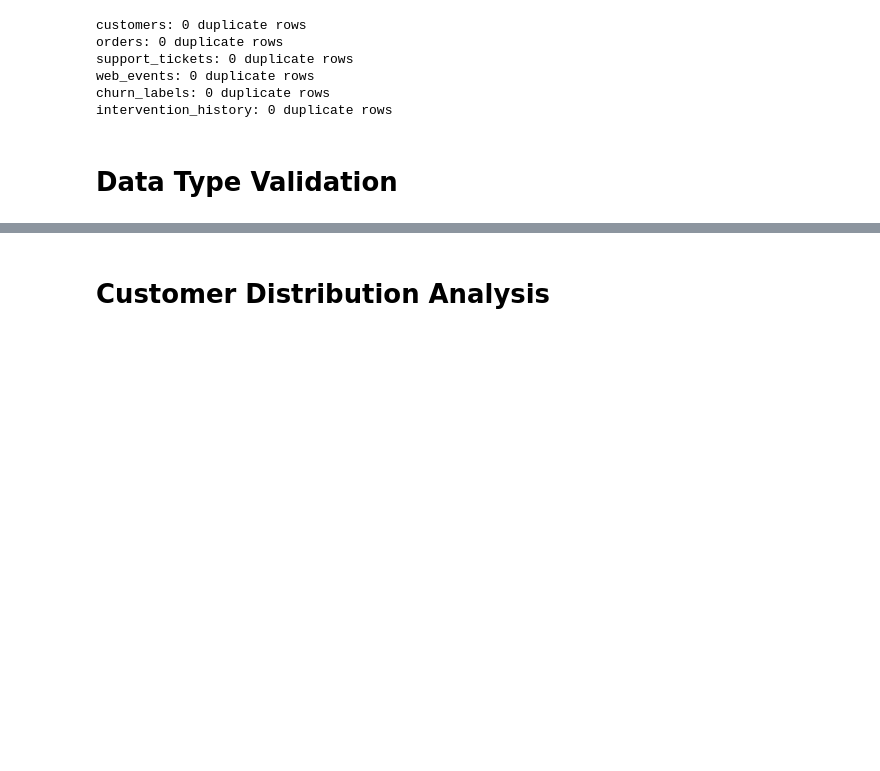
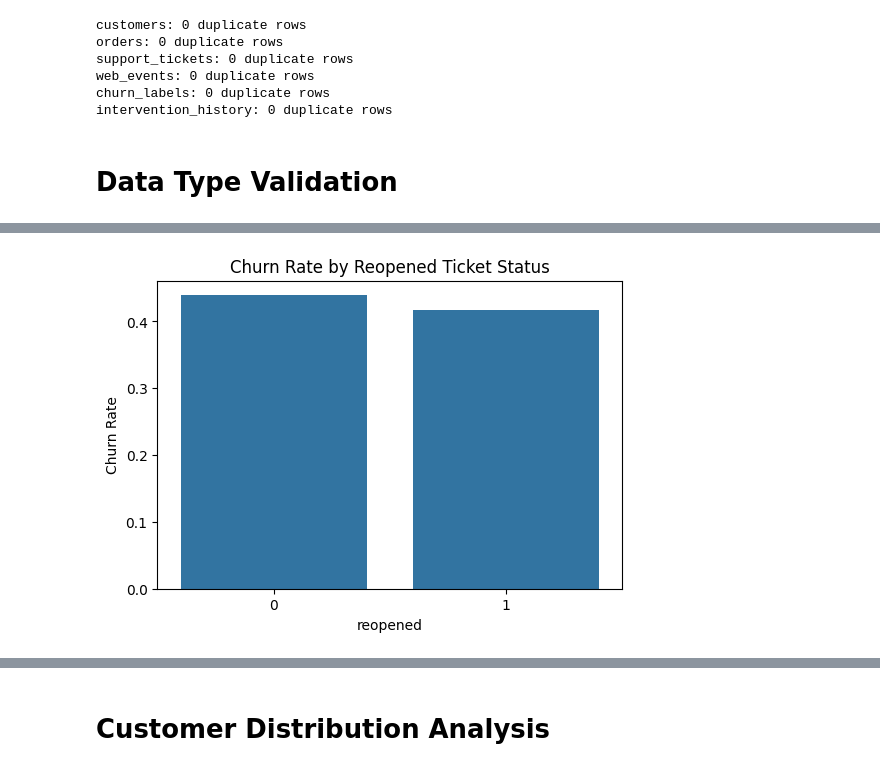
Before and after one commit to GuDLish/d2c-churn-eda-audit, a Jupyter notebook: eda_audit.ipynb, the cells around one changed output, grey strips where cells are left out. Cells and saved outputs as stored; diff of their text form; code cells hidden in the pictures; blank space fills up the shorter version.

```diff
--- a/eda_audit.ipynb
+++ b/eda_audit.ipynb
@@ -232,0 +420,15 @@ dtype: object
+# %%
+plt.figure(figsize=(6,4))
+
+sns.barplot(
+    x=reopened_churn.index,
+    y=reopened_churn.values
+)
+
+plt.title("Churn Rate by Reopened Ticket Status")
+
+plt.ylabel("Churn Rate")
+
+plt.show()
+# %% [output]
+[figure, added]
```
Also changed, not shown: parts of 26 cells of this notebook, 3 other files.
